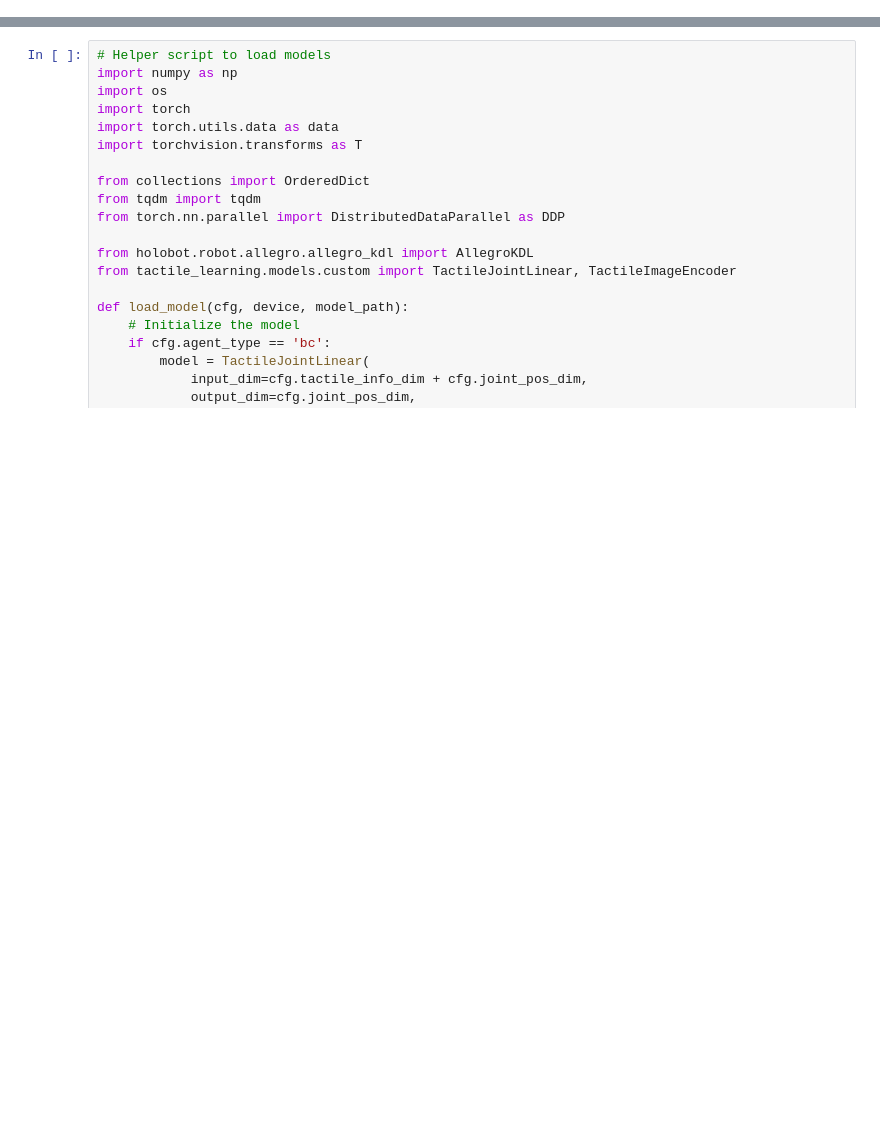
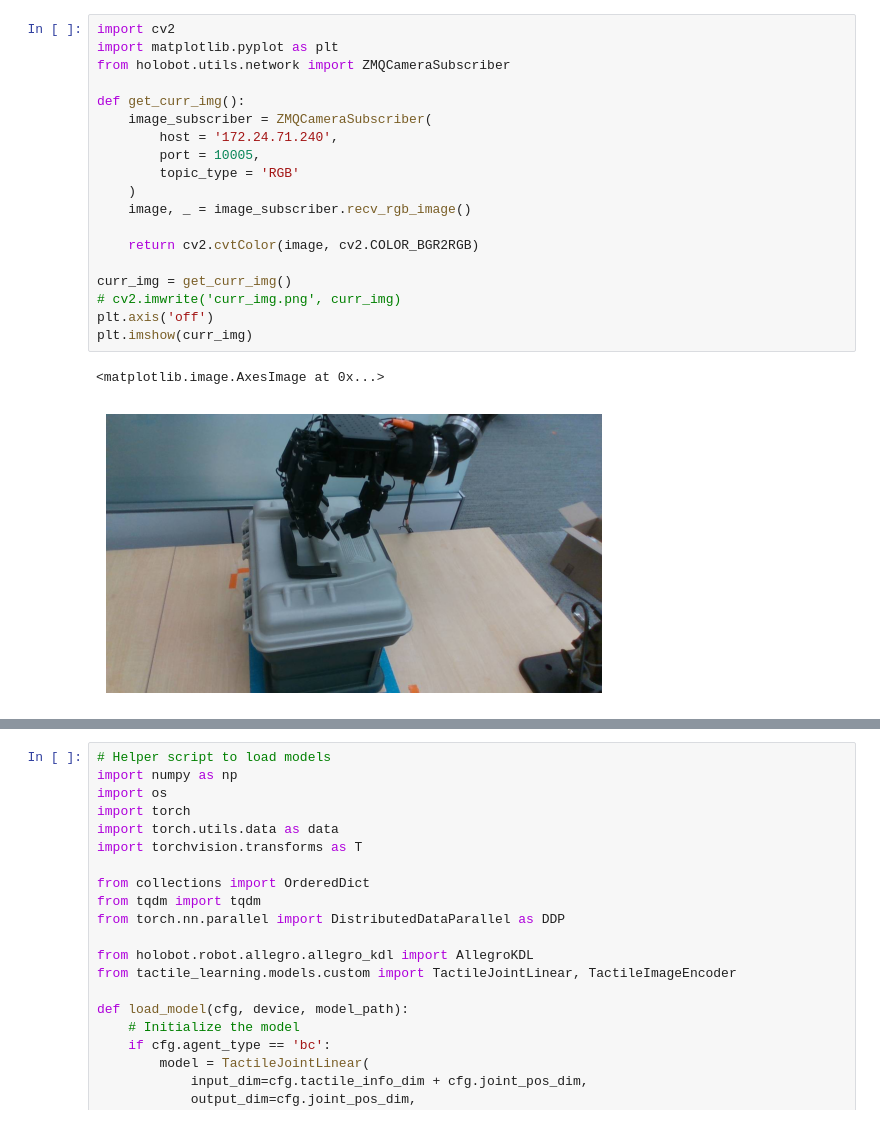
Before and after one commit to aadhithya14/tactile-learning-new-hand, a Jupyter notebook: notebooks/deploy_vinn.ipynb, the cells around one changed output, grey strips where cells are left out. Drawn from its saved outputs; the diff is of its cells as text; blank space fills up the shorter version.

```diff
--- a/notebooks/deploy_vinn.ipynb
+++ b/notebooks/deploy_vinn.ipynb
@@ -11,0 +104,22 @@ from tactile_learning.datasets.tactile import TactileImage
+# %%
+import cv2
+import matplotlib.pyplot as plt
+from holobot.utils.network import ZMQCameraSubscriber
+
+def get_curr_img():
+    image_subscriber = ZMQCameraSubscriber(
+        host = '172.24.71.240',
+        port = 10005,
+        topic_type = 'RGB'
+    )
+    image, _ = image_subscriber.recv_rgb_image()
+
+    return cv2.cvtColor(image, cv2.COLOR_BGR2RGB)
+
+curr_img = get_curr_img()
+# cv2.imwrite('curr_img.png', curr_img)
+plt.axis('off')
+plt.imshow(curr_img)
+# %% [output]
+<matplotlib.image.AxesImage at 0x...>
+[figure, added]
```
Also changed, not shown: parts of 5 cells of this notebook, 24 other files.
